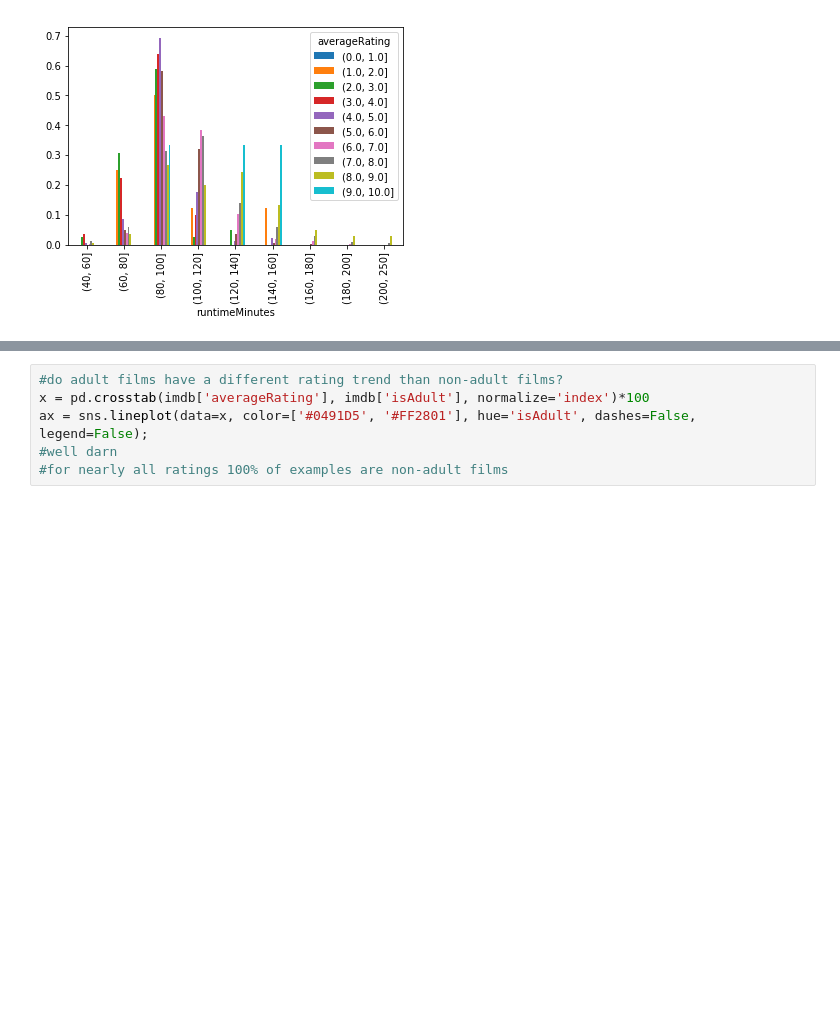
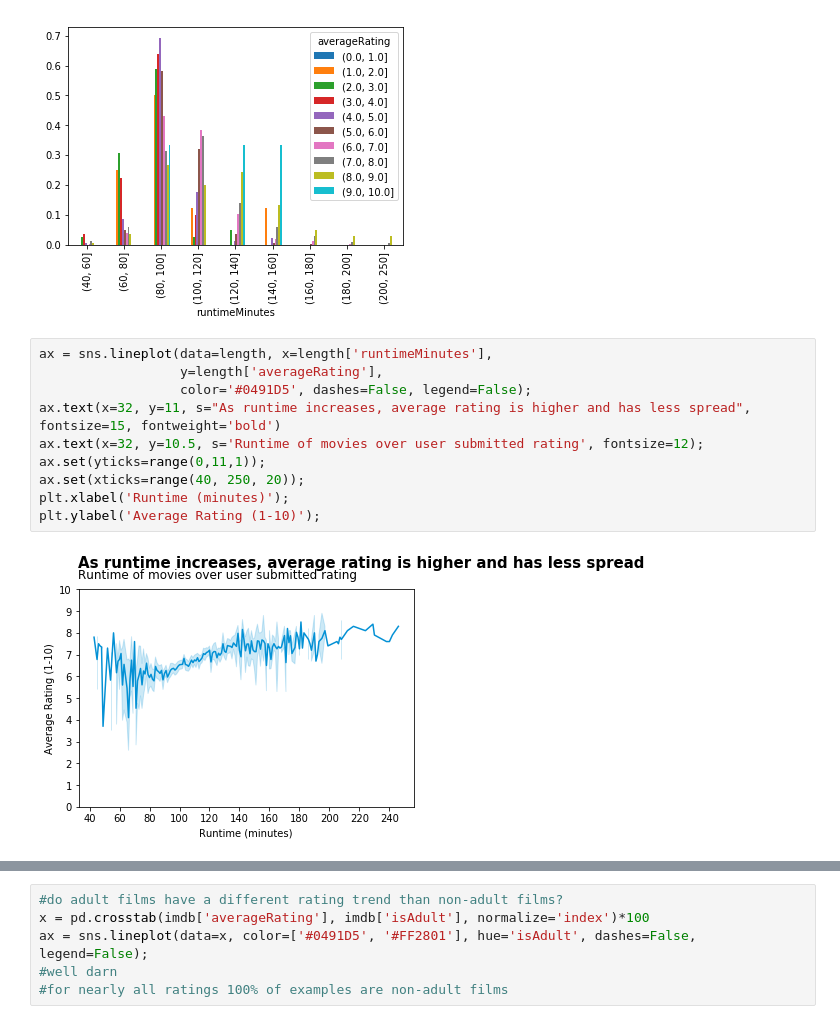
Before and after one commit to LambdaSchool/DS-Unit-1-Sprint-5-Data-Storytelling-Blog-Post, a Jupyter notebook: TristaWeek5.ipynb, the cells around one changed output, grey strips where cells are left out. Drawn from its saved outputs; the diff is of its cells as text; blank space fills up the shorter version.

```diff
--- a/TristaWeek5.ipynb
+++ b/TristaWeek5.ipynb
@@ -507,3 +492,15 @@ ct.plot(kind='bar');
 #scores for 40-80 minute movies trend to 1-4 score
 # %% [output]
 [figure]
+# %%
+ax = sns.lineplot(data=length, x=length['runtimeMinutes'],
+                  y=length['averageRating'],
+                  color='#0491D5', dashes=False, legend=False);
+ax.text(x=32, y=11, s="As runtime increases, average rating is higher and has less spread", fontsize=15, fontweight='bold')
+ax.text(x=32, y=10.5, s='Runtime of movies over user submitted rating', fontsize=12);
+ax.set(yticks=range(0,11,1));
+ax.set(xticks=range(40, 250, 20));
+plt.xlabel('Runtime (minutes)');
+plt.ylabel('Average Rating (1-10)');
+# %% [output]
+[figure, added]
```
Also changed, not shown: parts of 4 cells of this notebook.
